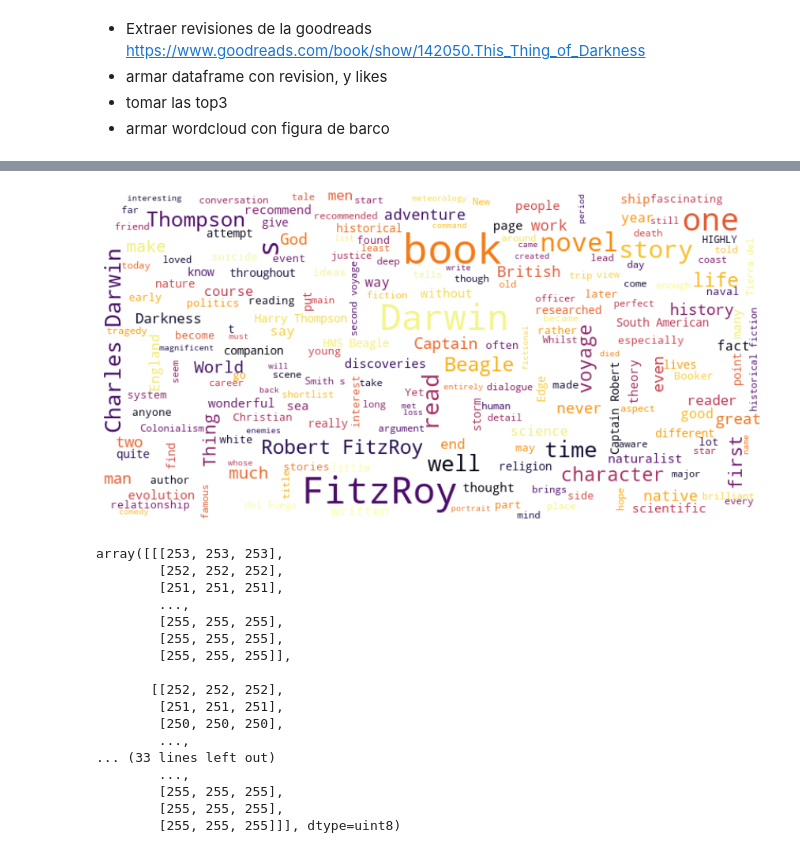
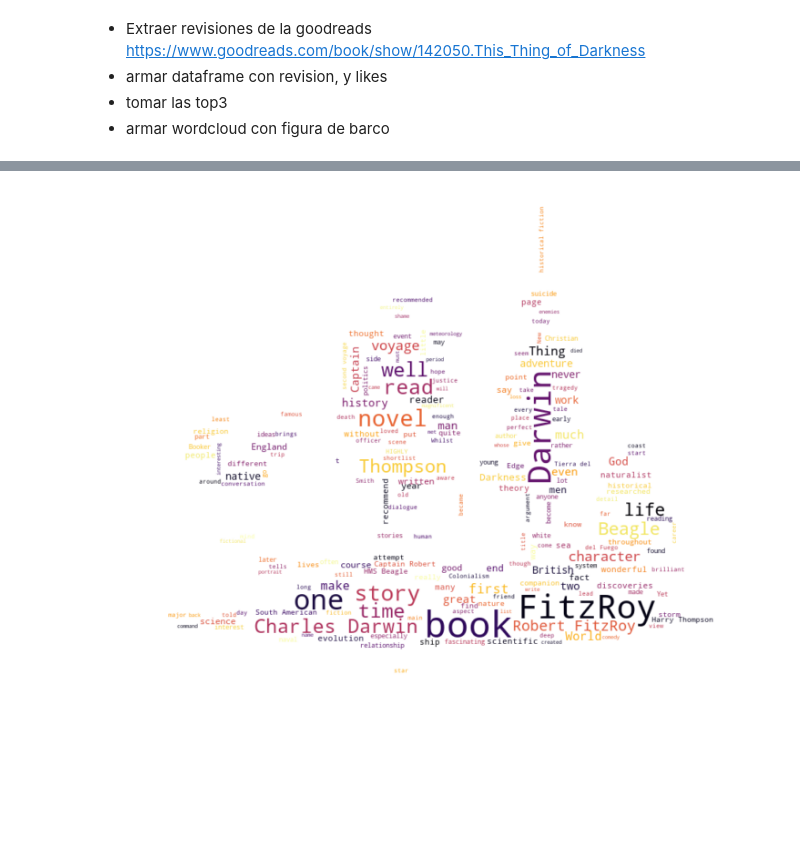
Before and after one commit to 4094238/data_science_excercises, a Jupyter notebook: WordCloud for two books.ipynb, the cells around one changed output, grey strips where cells are left out. Drawn from its saved outputs; the diff is of its cells as text; code cells hidden in the pictures; blank space fills up the shorter version.

```diff
--- a/WordCloud for two books.ipynb
+++ b/WordCloud for two books.ipynb
@@ -92,4 +35,0 @@ def transform_format(val):
-# %%
-img_tr = np.ndarray((img.shape[0], img.shape[1]), np.int32)
-for i in range(len(img)):
-    img_tr[i] = list(map(transform_format, img[i]))
@@ -212,30 +82,10 @@ text
 # %%
 plt.figure(figsize = [15,10])
-wc = wordcloud.WordCloud(min_font_size=4, width = 800, height = 400,
-                         max_font_size=50, background_color="white", colormap = 'inferno').generate(text)
+wc = wordcloud.WordCloud(min_font_size=4, width = 800, height = 400, stopwords =['s']+[*wc.stopwords],
+                         max_font_size=50, background_color="white", colormap = 'inferno',
+                        mask = img).generate(text)
 plt.imshow(wc, interpolation = 'bilinear')
 plt.axis('off')
 plt.show()
 # %% [output]
-[figure, old version]
+[figure, new version]
-# %%
-img = np.array(PIL.Image.open("beagle.jpg"))
-img
-# %% [output]
-array([[[253, 253, 253],
-        [252, 252, 252],
-        [251, 251, 251],
-        ...,
-        [255, 255, 255],
-        [255, 255, 255],
-        [255, 255, 255]],
-
-       [[252, 252, 252],
-        [251, 251, 251],
-        [250, 250, 250],
-        ...,
-... (33 lines left out)
-        ...,
-        [255, 255, 255],
-        [255, 255, 255],
-        [255, 255, 255]]], dtype=uint8)
```
Also changed, not shown: parts of 22 cells of this notebook.
